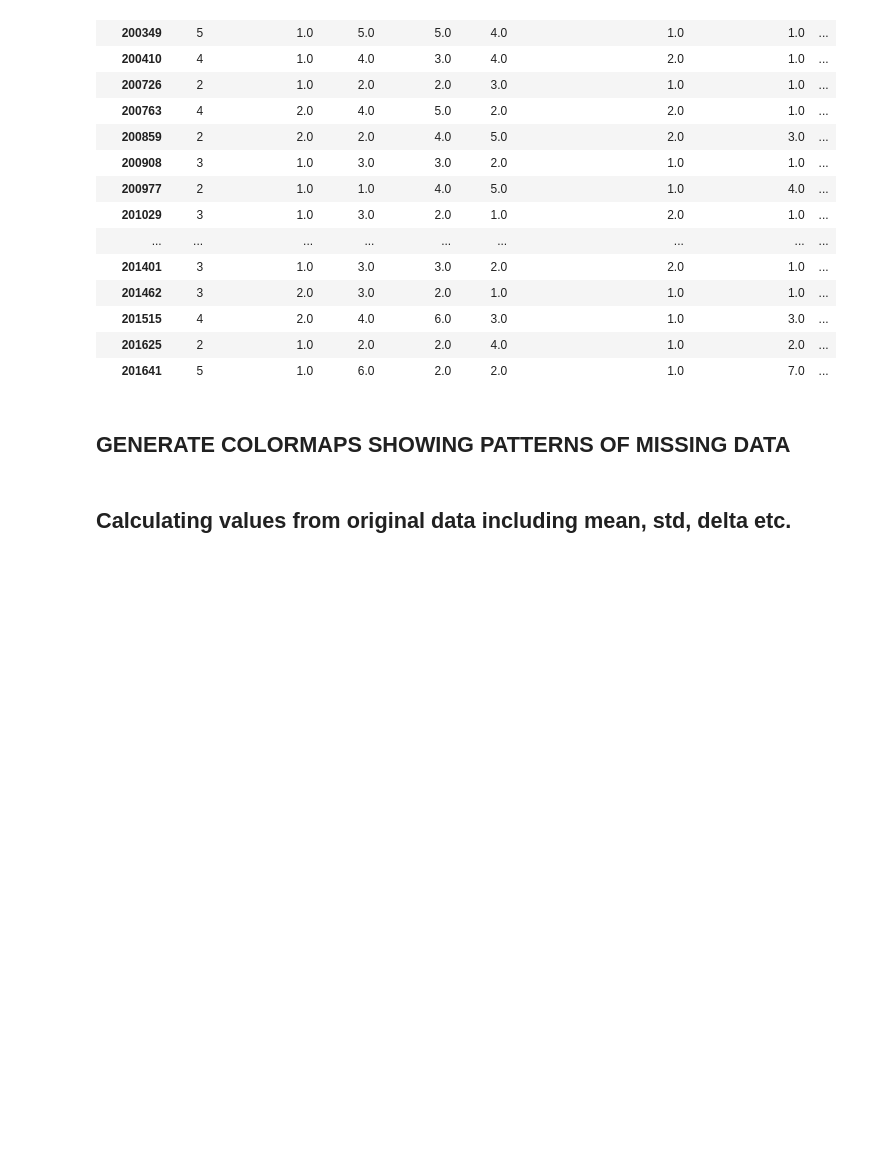
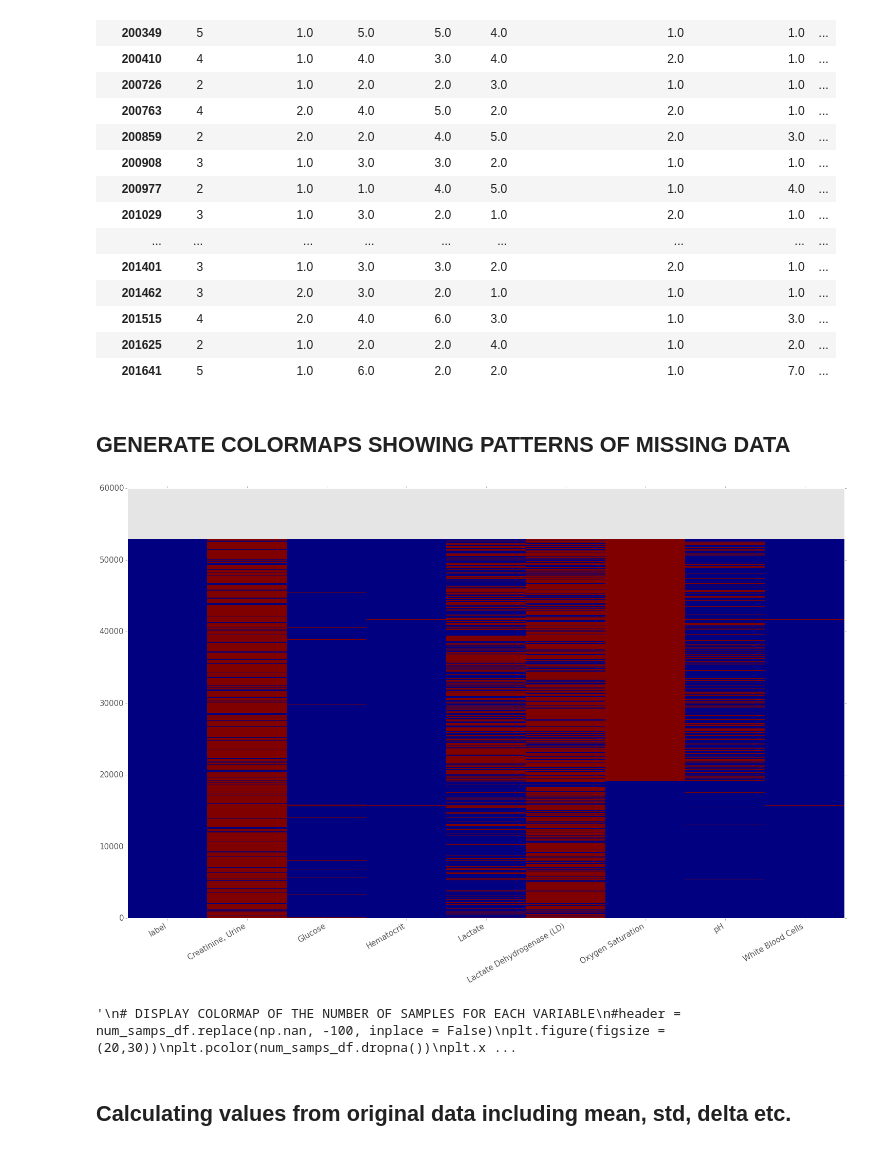
Before and after one commit to RJBeetel3/mimic3_analysis, a Jupyter notebook: LABEVENTS_FIRST24.ipynb, the cells around one changed output. Saved outputs shown, nothing was run; the diff lists cells and outputs as text; code cells hidden in the pictures; blank space fills up the shorter version.

```diff
--- a/LABEVENTS_FIRST24.ipynb
+++ b/LABEVENTS_FIRST24.ipynb
@@ -189,32 +191,36 @@ num_samps_df.dropna().head(20)
 # DISPLAY COLORMAP OF MISSING SAMPLES FOR EACH VARIABLE
 # REFERRING TO THIS AS AN AFFINITY MAP, SHOWING WHICH DATA WAS COLLECTED MOST OFTEN TOGETHER.
 # ASSIGNING NaN A NEGATIVE VALUE MAKES MISSING DATA APPEAR DARK BLUE
 
 missing = num_samps_df.copy()
 
 for col in missing.columns:
         missing[col] = missing[col].apply(lambda x: 1 if pd.isnull(x) else 0)
 
 
 missing = missing.sort_values(by ='Oxygen Saturation', axis = 0, ascending = True)
 plt.rc('font', size=15)
 plt.figure(figsize= (25,15))
 plt.pcolor(missing)
 #ax.set_ylim([0.0,missing.shape[0]])
 
 
 plt.xticks(np.arange(0.5, len(missing.columns), 1), missing.columns)
+plt.xticks(rotation = 30, ha = 'right')
 
 plt.show()
 plt.close()
 
 '''
 # DISPLAY COLORMAP OF THE NUMBER OF SAMPLES FOR EACH VARIABLE
 #header = num_samps_df.replace(np.nan, -100, inplace = False)
 plt.figure(figsize = (20,30))
 plt.pcolor(num_samps_df.dropna())
 plt.xticks(np.arange(0.5, len(num_samps_df.columns),1), num_samps_df.columns)
 plt.show()
 '''
+# %% [output]
+[figure, added]
+'\n# DISPLAY COLORMAP OF THE NUMBER OF SAMPLES FOR EACH VARIABLE\n#header = num_samps_df.replace(np.nan, -100, inplace = False)\nplt.figure(figsize = (20,30))\nplt.pcolor(num_samps_df.dropna())\nplt.x ...
 # %% [markdown]
 ## Calculating values from original data including mean, std, delta etc.
```
Also changed, not shown: parts of 8 cells of this notebook, 2 other files.
